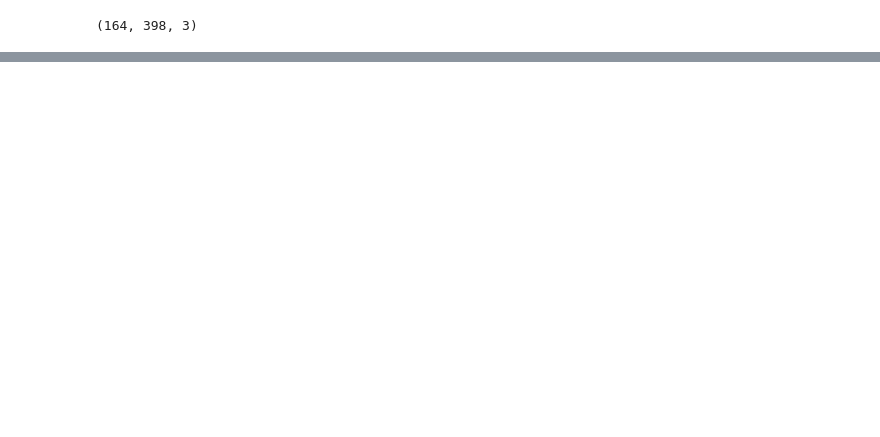
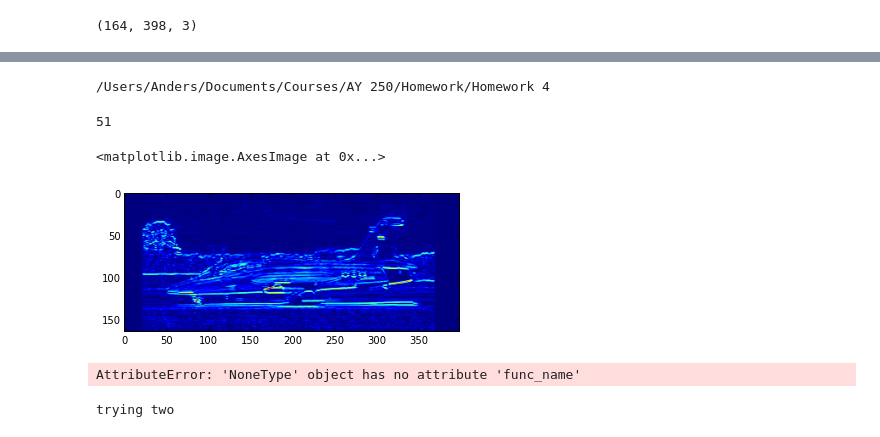
Before and after one commit to appriest/AY250, a Jupyter notebook: Homework 4/Testing.ipynb, the cells around one changed output, grey strips where cells are left out. Drawn from its saved outputs; the diff is of its cells as text; code cells hidden in the pictures; blank space fills up the shorter version.

```diff
--- a/Homework 4/Testing.ipynb
+++ b/Homework 4/Testing.ipynb
@@ -26,0 +93,11 @@ TypeError: this constructor takes no arguments
+# %%
+import os.path
+import os
+import matplotlib.image as img
+
+paths = ['/Users/Anders/Documents/Courses/AY 250/Homework/Homework 4/50_categories/']
+
+for path in paths:
+    for files in os.listdir(path):
+        if files[0]!='.':
+            print files
@@ -26,0 +122,17 @@ TypeError: this constructor takes no arguments
+# %%
+import os
+import os.path
+import scipy.ndimage as img
+import skimage.data as skiData
+
+path = os.getcwd()
+path += '/50_categories/'
+
+for dirs in os.listdir(path):
+    if dirs[0] != '.':
+        cat_path = path + dirs +'/'
+        print 'Loading files from path:', cat_path
+        for files in os.listdir(cat_path):
+            if files[0] != '.' and os.path.isfile(cat_path+'/'+files):
+                im_path = cat_path + '/' + files
+                im = skiData.imread(im_path)
@@ -26,0 +157,8 @@ TypeError: this constructor takes no arguments
+# %%
+print os.getcwd()
+# %% [output]
+/Users/Anders/Documents/Courses/AY 250/Homework/Homework 4
+# %%
+len([name for name in os.listdir(os.getcwd()+'/50_categories/')])
+# %% [output]
+51
@@ -26,0 +167,30 @@ TypeError: this constructor takes no arguments
+# %%
+im = ski.imread(im_path)
+# %%
+import skimage.filter as ft
+
+imshow(ft.hsobel(np.median(im,axis=2)))
+# %% [output]
+<matplotlib.image.AxesImage at 0x...>
+[figure, added]
+# %%
+class trysomething:
+
+    def __init__():
+        print "initializing"
+
+    def number1():
+        print "trying one"
+
+    def number2():
+        print "trying two"
+
+for callable in trysomething.__dict__.values():
+    try:
+        print callable.func_name
+        callable()
+    except TypeError:
+        pass
+# %% [output]
+AttributeError: 'NoneType' object has no attribute 'func_name'
+trying two
```
Also changed, not shown: parts of 19 cells of this notebook, 2 other files.
